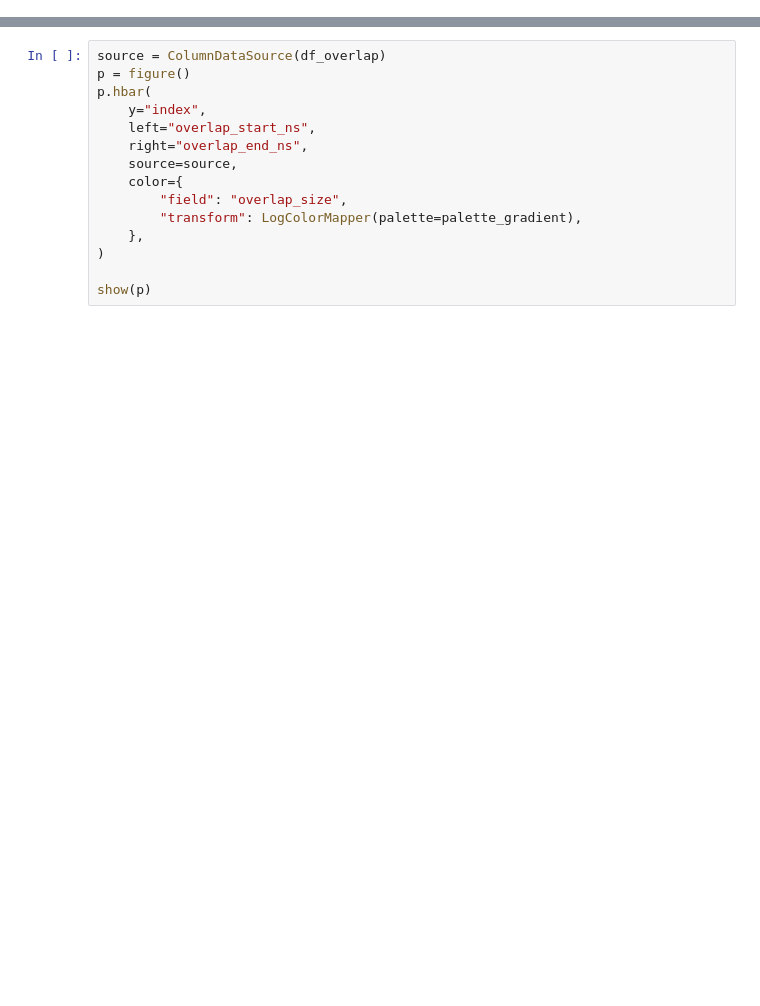
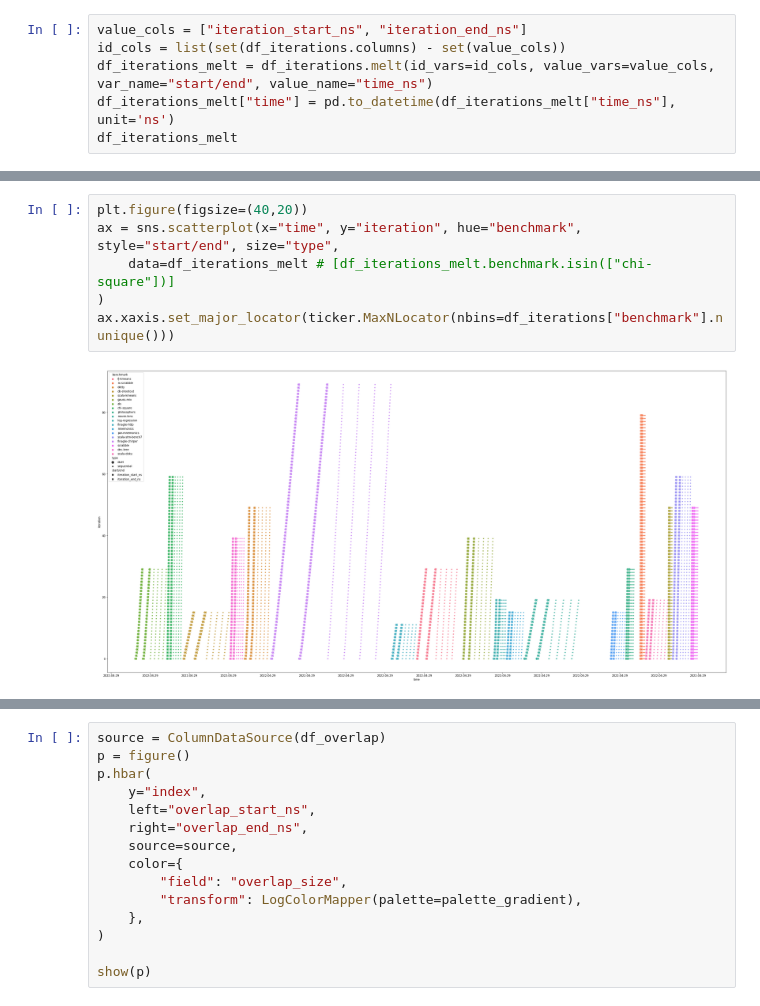
Before and after one commit to TomasDrozdik/asynchronous-duet, a Jupyter notebook: duet/analyze.ipynb, the cells around one changed output, grey strips where cells are left out. Cells and saved outputs as stored; diff of their text form; blank space fills up the shorter version.

```diff
--- a/duet/analyze.ipynb
+++ b/duet/analyze.ipynb
@@ -56,0 +42,6 @@ show(p)
+# %%
+value_cols = ["iteration_start_ns", "iteration_end_ns"]
+id_cols = list(set(df_iterations.columns) - set(value_cols))
+df_iterations_melt = df_iterations.melt(id_vars=id_cols, value_vars=value_cols, var_name="start/end", value_name="time_ns")
+df_iterations_melt["time"] = pd.to_datetime(df_iterations_melt["time_ns"], unit='ns')
+df_iterations_melt
@@ -56,0 +62,8 @@ show(p)
+# %%
+plt.figure(figsize=(40,20))
+ax = sns.scatterplot(x="time", y="iteration", hue="benchmark", style="start/end", size="type",
+    data=df_iterations_melt # [df_iterations_melt.benchmark.isin(["chi-square"])]
+)
+ax.xaxis.set_major_locator(ticker.MaxNLocator(nbins=df_iterations["benchmark"].nunique()))
+# %% [output]
+[figure, added]
```
Also changed, not shown: parts of 11 cells of this notebook.
